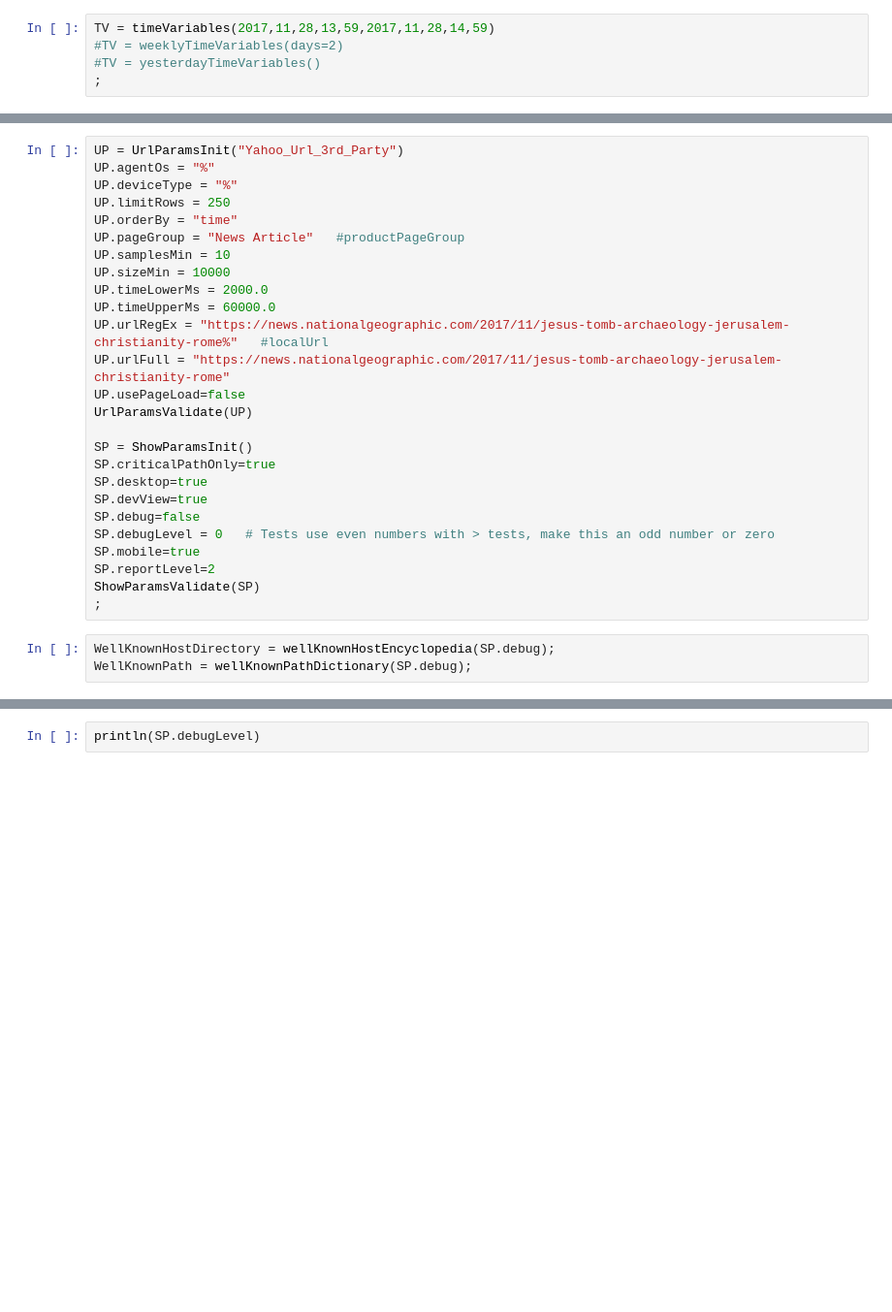
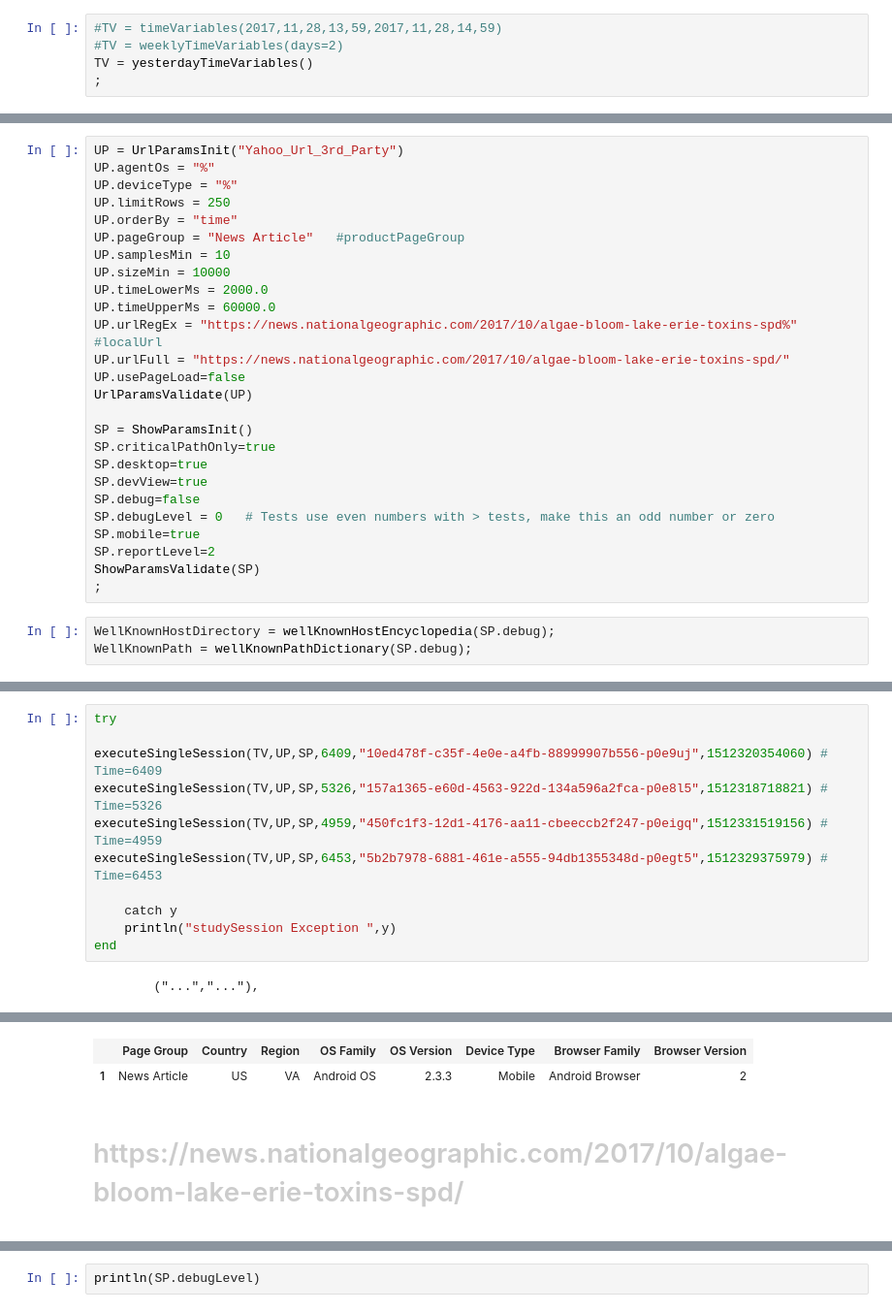
Before and after one commit to ChrisDavisNGP/NGP-DSWB, a Jupyter notebook: Studies/3rd-Party-By-Url/Yahoo-Url-3rd Party-V2.0.ipynb, the cells around one changed output, grey strips where cells are left out. Shown at 97% size. Drawn from its saved outputs; the diff is of its cells as text; blank space fills up the shorter version.

```diff
--- a/Studies/3rd-Party-By-Url/Yahoo-Url-3rd Party-V2.0.ipynb
+++ b/Studies/3rd-Party-By-Url/Yahoo-Url-3rd Party-V2.0.ipynb
@@ -23,8 +23,8 @@ include("../../Lib/Include-Package-v2.1.jl")
 include("../../Lib/URL-Classification-Package-v2.0.jl")
 ;
 # %%
-TV = timeVariables(2017,11,28,13,59,2017,11,28,14,59)
+#TV = timeVariables(2017,11,28,13,59,2017,11,28,14,59)
 #TV = weeklyTimeVariables(days=2)
-#TV = yesterdayTimeVariables()
+TV = yesterdayTimeVariables()
 ;
 # %% [output]
@@ -41,8 +41,8 @@ UP.samplesMin = 10
 UP.sizeMin = 10000
 UP.timeLowerMs = 2000.0
 UP.timeUpperMs = 60000.0
-UP.urlRegEx = "https://news.nationalgeographic.com/2017/11/jesus-tomb-archaeology-jerusalem-christianity-rome%"   #localUrl
-UP.urlFull = "https://news.nationalgeographic.com/2017/11/jesus-tomb-archaeology-jerusalem-christianity-rome"
+UP.urlRegEx = "https://news.nationalgeographic.com/2017/10/algae-bloom-lake-erie-toxins-spd%"   #localUrl
+UP.urlFull = "https://news.nationalgeographic.com/2017/10/algae-bloom-lake-erie-toxins-spd/"
 UP.usePageLoad=false
 UrlParamsValidate(UP)
 
@@ -154,0 +103,13 @@ Top Times By Critical Path Time (ms)
+# %%
+try
+
+executeSingleSession(TV,UP,SP,6409,"10ed478f-c35f-4e0e-a4fb-88999907b556-p0e9uj",1512320354060) #    Time=6409
+executeSingleSession(TV,UP,SP,5326,"157a1365-e60d-4563-922d-134a596a2fca-p0e8l5",1512318718821) #    Time=5326
+executeSingleSession(TV,UP,SP,4959,"450fc1f3-12d1-4176-aa11-cbeeccb2f247-p0eigq",1512331519156) #    Time=4959
+executeSingleSession(TV,UP,SP,6453,"5b2b7978-6881-461e-a555-94db1355348d-p0egt5",1512329375979) #    Time=6453
+
+    catch y
+    println("studySession Exception ",y)
+end
+# %% [output]
+        ("...","..."),
@@ -154,0 +120,3 @@ Top Times By Critical Path Time (ms)
+|  | Page Group | Country | Region | OS Family | OS Version | Device Type | Browser Family | Browser Version |
+| 1 | News Article | US | VA | Android OS | 2.3.3 | Mobile | Android Browser | 2 |
+https://news.nationalgeographic.com/2017/10/algae-bloom-lake-erie-toxins-spd/
```
Also changed, not shown: parts of 8 cells of this notebook.
